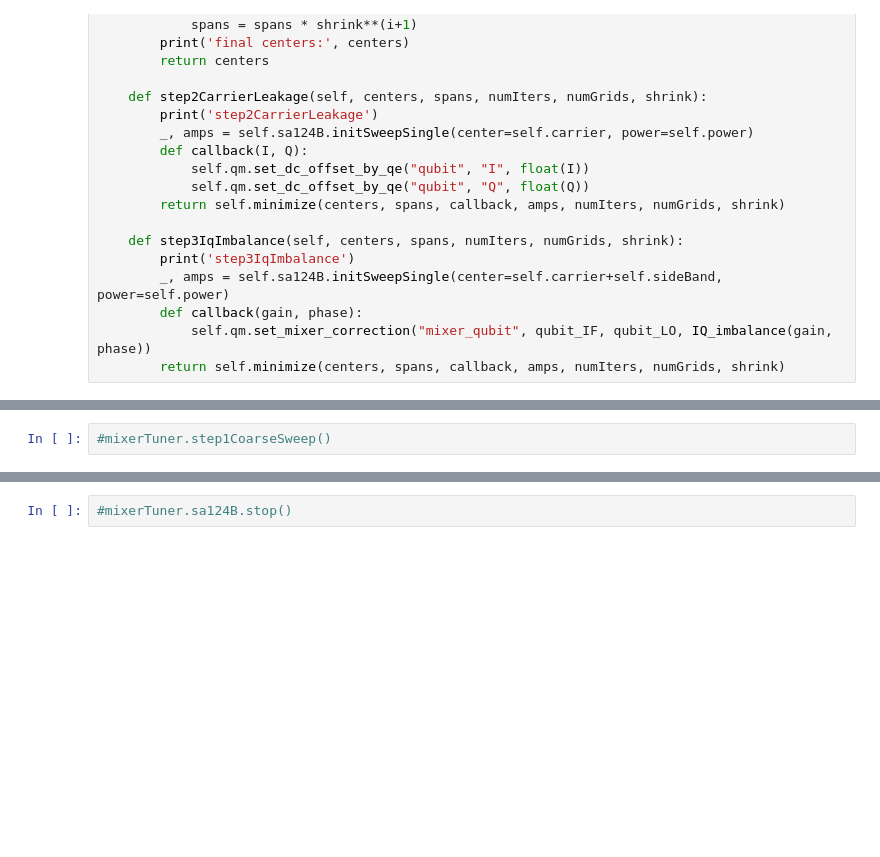
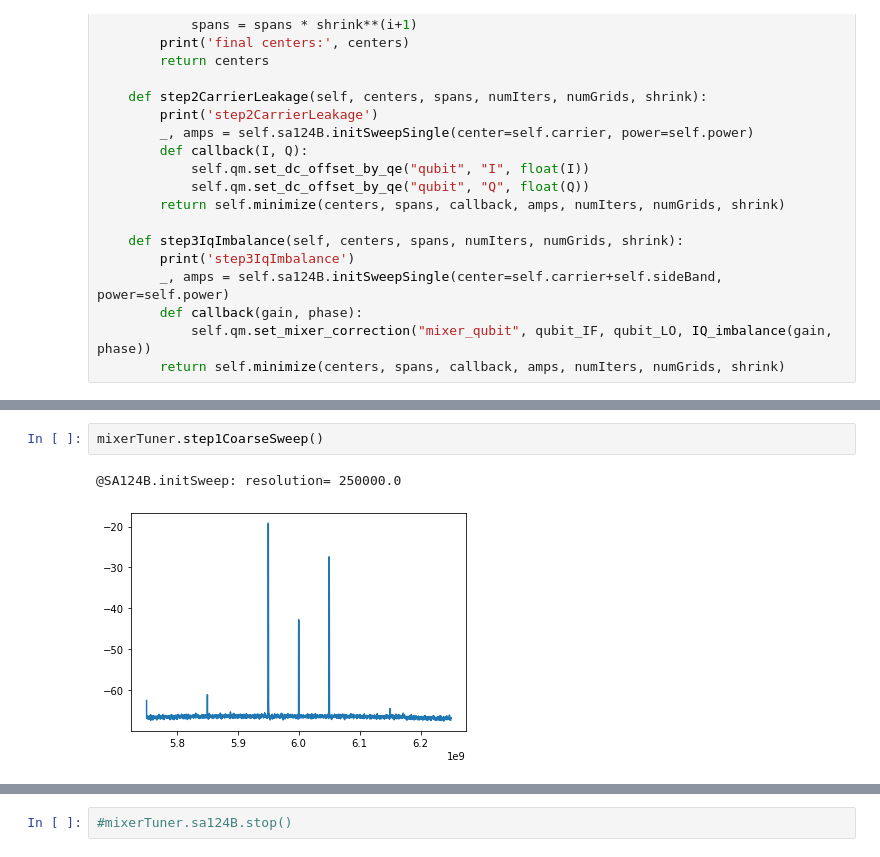
Before and after one commit to tesla-cat/Flask-React-Lab-Control, a Jupyter notebook: LabControl/tutorial-2-2-SA124B-MixerTuning.ipynb, the cells around one changed output, grey strips where cells are left out. Saved outputs shown, nothing was run; the diff lists cells and outputs as text; blank space fills up the shorter version.

```diff
--- a/LabControl/tutorial-2-2-SA124B-MixerTuning.ipynb
+++ b/LabControl/tutorial-2-2-SA124B-MixerTuning.ipynb
@@ -88,5 +88,8 @@ mixerTuner = MixerTuner(carrier = 6e9, sideBand = 50e6, power = 0)
-# %%
-#mixerTuner.step1CoarseSweep()
+# %%
+mixerTuner.step1CoarseSweep()
+# %% [output]
+@SA124B.initSweep: resolution= 250000.0
+[figure, added]
 # %%
 Imin, Qmin = mixerTuner.step2CarrierLeakage(centers=[0, 0], spans=[0.2, 0.2], numIters=4, numGrids=[11, 11], shrink=0.5)
 mixerTuner.step1CoarseSweep(I=Imin, Q=Qmin, gain=0, phase=0)
```
Also changed, not shown: parts of 3 cells of this notebook, 16 other files.
